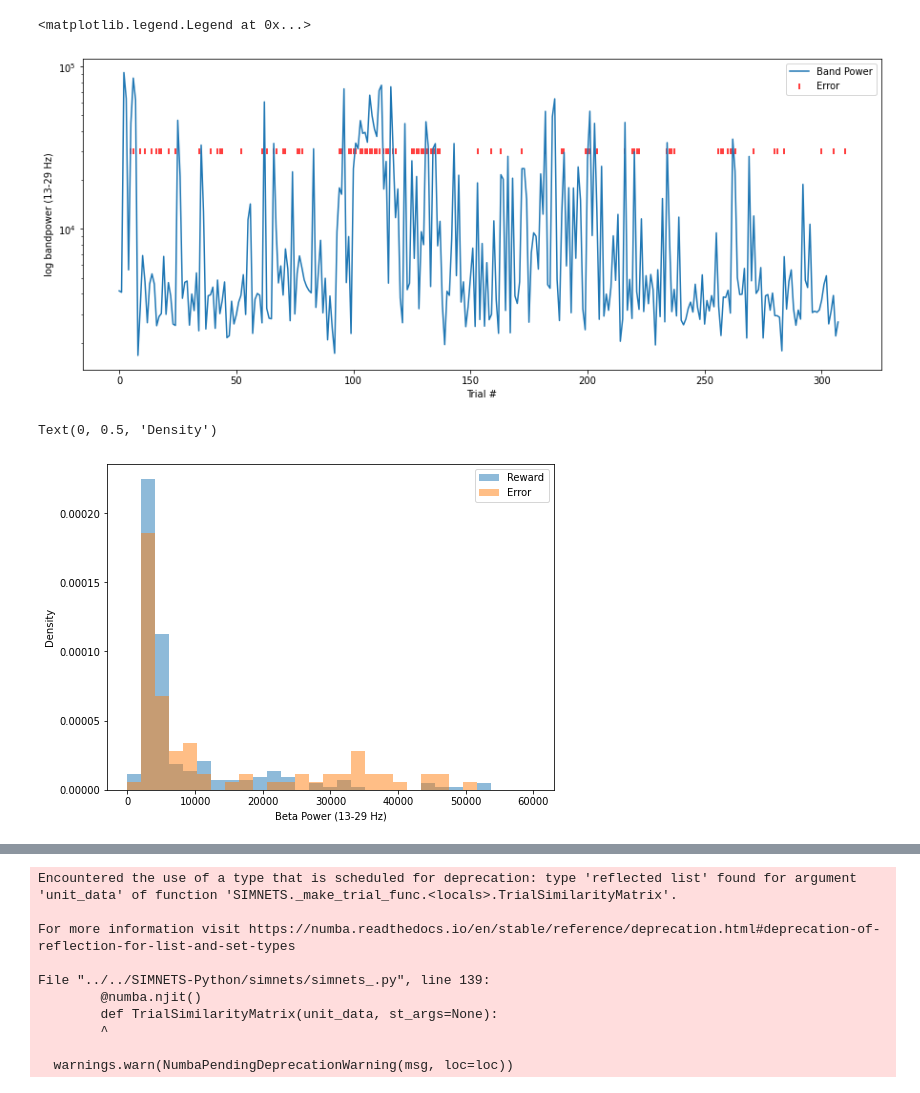
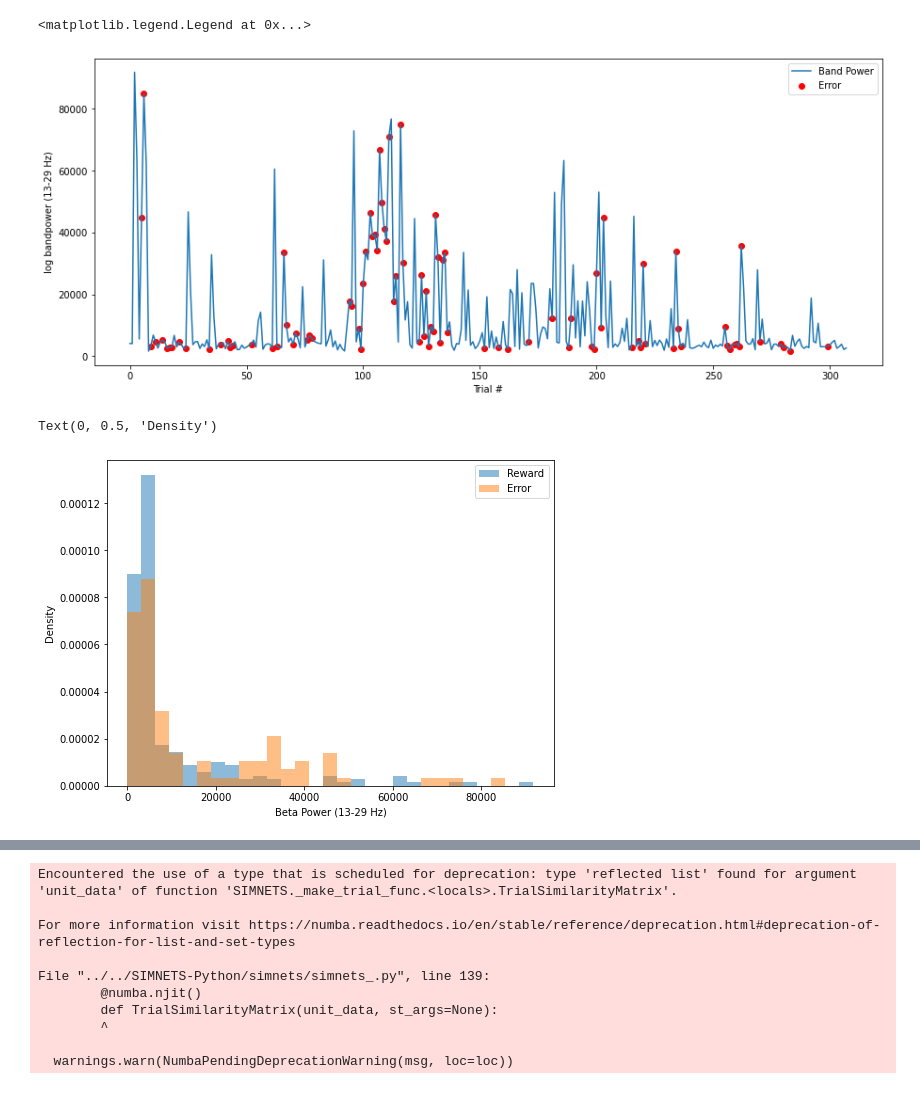
Before and after one commit to ntolley/SEE_decoding, a Jupyter notebook: notebooks/load_lfp.ipynb, the cells around one changed output, grey strips where cells are left out. Cells and saved outputs as stored; diff of their text form; code cells hidden in the pictures.

```diff
--- a/notebooks/load_lfp.ipynb
+++ b/notebooks/load_lfp.ipynb
@@ -52,6 +86,8 @@ lfp_data_raw, lfp_times_raw = lfp_functions.load_ns6_analog(fpath, downsample_ra
 cb_dict_file = open('../data/SPK20220308/task_data/cb_dict.pkl', 'rb')
 cb_dict = pickle.load(cb_dict_file)
 cb_dict_file.close()
+
+cam_frames = cb_dict['cb1']['cam_frames']
 # %%
 # Find scale/timeshift between CB1 and CB2
 cb2_align_ts = cb_dict['cb2']['experiment_dict']['df']['gocON_C'][0][0][0]
@@ -101,0 +175,31 @@ power_sort = np.argsort(power_list)[::-1]
+# %%
+# power_samples = (500,1000) # range to calculate band power on
+# power_list = np.array([lfp_functions.bandpower(
+#     lfp_data[idx, power_samples[0]:power_samples[1]], fs=samp_freq, fmin=13, fmax=29) for
+#     idx in range(lfp_data.shape[0])])
+
+pre_power_list = list()
+post_power_list = list()
+
+pre_samples = (0,1000)
+post_samples = (1000,1500)
+
+for idx in range(lfp_data.shape[0]):
+    pre_power = lfp_functions.bandpower(
+        lfp_data[idx, pre_samples[0]:pre_samples[1]], fs=samp_freq, fmin=13, fmax=29)
+
+    pre_power_list.append(pre_power)
+
+    post_power = lfp_functions.bandpower(
+        lfp_data[idx, post_samples[0]:post_samples[1]], fs=samp_freq, fmin=13, fmax=29)
+
+    post_power_list.append(post_power)
+
+pre_power_list = np.array(pre_power_list)
+post_power_list = np.array(post_power_list)
+
+power_diff_list = pre_power_list - post_power_list
+
+pre_power_sort = np.argsort(pre_power_list)[::-1]
+post_power_sort = np.argsort(post_power_list)[::-1]
+power_diff_sort = np.argsort(power_diff_list)[::-1]
@@ -102,33 +250,35 @@ power_sort = np.argsort(power_list)[::-1]
 # %%
-#error_pos = np.where(~go_correct_mask)[0]
-error_pos = np.where(~tgt_correct_mask)[0]
+error_pos = np.where(~go_correct_mask)[0]
+correct_pos = np.where(go_correct_mask)[0]
+
 
 plt.figure(figsize=(15,6))
-plt.plot(power_list, label='Band Power')
-plt.scatter(error_pos, np.repeat(30000, len(error_pos)), color='r', marker='|', label='Error',)
-plt.yscale('log')
+plt.plot(pre_power_list, label='Band Power')
+plt.scatter(error_pos, pre_power_list[~go_correct_mask], color='r', label='Error',)
+#plt.vlines(error_pos, ymin=np.min(power_list), ymax=np.max(power_list), color='r', linewidth=1)
+#plt.yscale('log')
 plt.xlabel('Trial #')
 plt.ylabel('log bandpower (13-29 Hz)')
 plt.legend()
 # %% [output]
 <matplotlib.legend.Legend at 0x...>
-[figure, old version]
+[figure, new version]
 # %%
-bins = np.linspace(0, 60_000, 30)
+bins = np.linspace(0, np.max(pre_power_list), 30)
 
 #correct_mask = tgt_correct_mask
 correct_mask = go_correct_mask
 
 plt.figure(figsize=(8,6))
-_ = plt.hist(power_list[correct_mask], density=True, alpha=0.5, bins=bins, label='Reward')
-_ = plt.hist(power_list[~correct_mask], density=True, alpha=0.5, bins=bins, label='Error')
+_ = plt.hist(pre_power_list[correct_mask], density=True, alpha=0.5, bins=bins, label='Reward')
+_ = plt.hist(pre_power_list[~correct_mask], density=True, alpha=0.5, bins=bins, label='Error')
 plt.legend()
 plt.xlabel('Beta Power (13-29 Hz)')
 plt.ylabel('Density')
 #plt.yscale('log')
 # %% [output]
 Text(0, 0.5, 'Density')
-[figure, old version]
+[figure, new version]
 # %%
 # set parameters
 freqs = list(range(1, 60 + 1))   # fequency values (Hz) over which to calculate TFR
```
Also changed, not shown: parts of 27 cells of this notebook, 2 other files.
